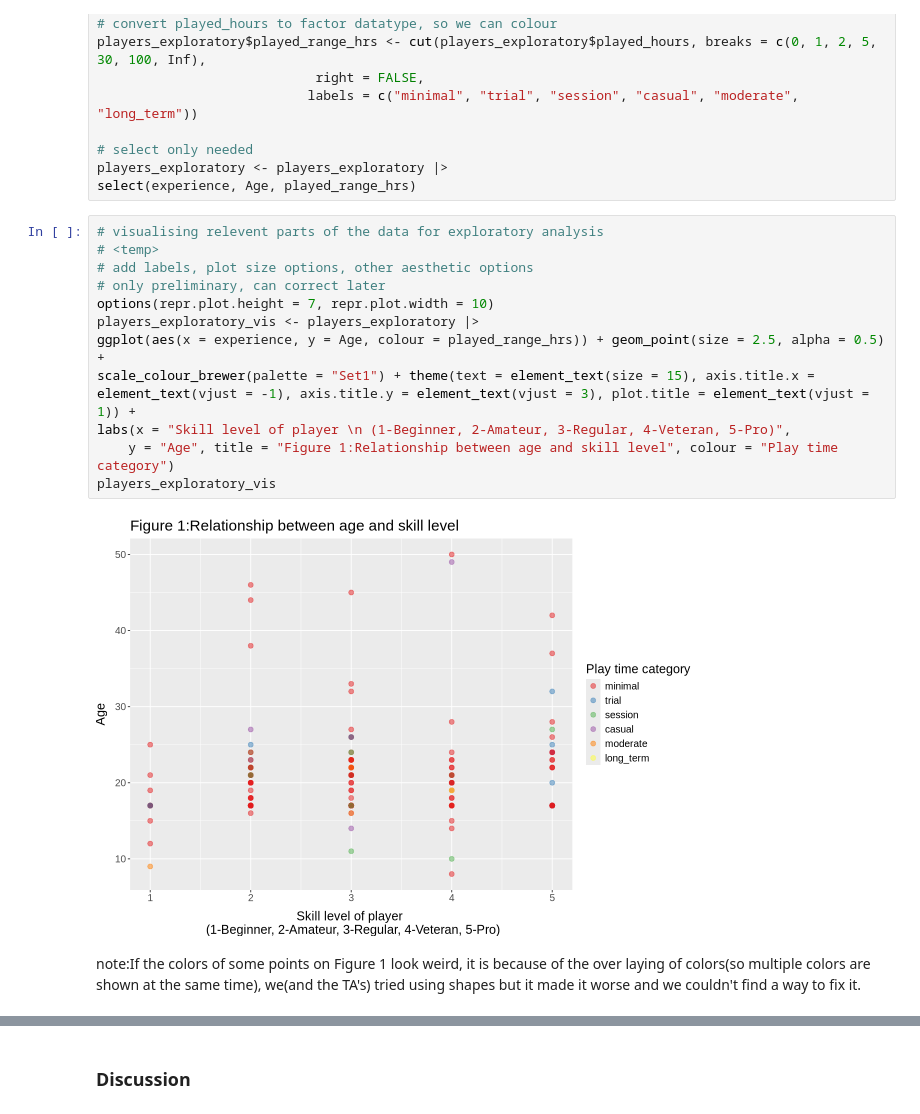
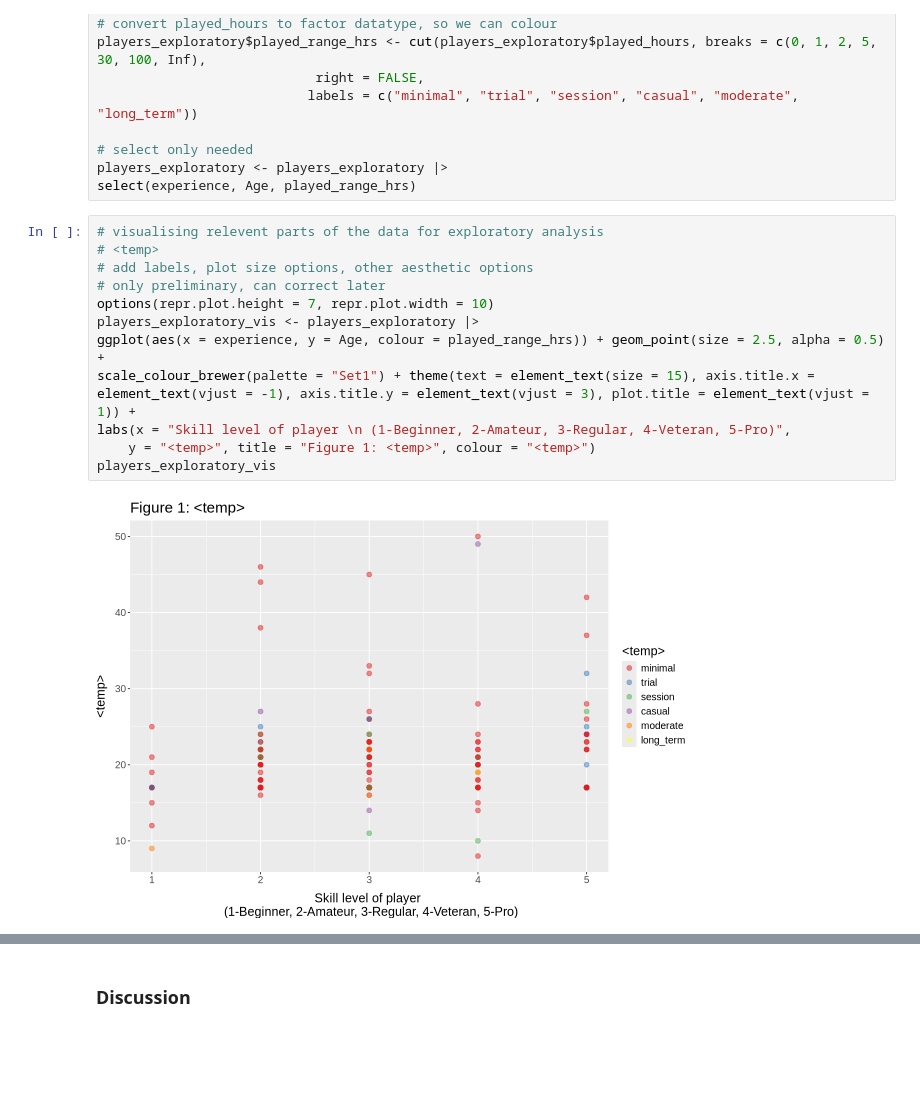
Before and after one commit to Jaye136/DSCI-100-project, a Jupyter notebook: project_version0.ipynb, the cells around one changed output, grey strips where cells are left out. Drawn from its saved outputs; the diff is of its cells as text; blank space fills up the shorter version.

```diff
--- a/project_version0.ipynb
+++ b/project_version0.ipynb
@@ -108,16 +117,14 @@ select(experience, Age, played_range_hrs)
 # %%
 # visualising relevent parts of the data for exploratory analysis
 # <temp>
 # add labels, plot size options, other aesthetic options
 # only preliminary, can correct later
 options(repr.plot.height = 7, repr.plot.width = 10)
 players_exploratory_vis <- players_exploratory |>
 ggplot(aes(x = experience, y = Age, colour = played_range_hrs)) + geom_point(size = 2.5, alpha = 0.5) +
 scale_colour_brewer(palette = "Set1") + theme(text = element_text(size = 15), axis.title.x = element_text(vjust = -1), axis.title.y = element_text(vjust = 3), plot.title = element_text(vjust = 1)) +
 labs(x = "Skill level of player \n (1-Beginner, 2-Amateur, 3-Regular, 4-Veteran, 5-Pro)",
-    y = "Age", title = "Figure 1:Relationship between age and skill level", colour = "Play time category")
+    y = "<temp>", title = "Figure 1: <temp>", colour = "<temp>")
 players_exploratory_vis
 # %% [output]
-[figure, old version]
+[figure, new version]
-# %% [markdown]
-note:If the colors of some points on Figure 1 look weird, it is because of the over laying of colors(so multiple colors are shown at the same time), we(and the TA's) tried using shapes but it made it worse and we couldn't find a way to fix it.
```
Also changed, not shown: parts of 5 cells of this notebook.
